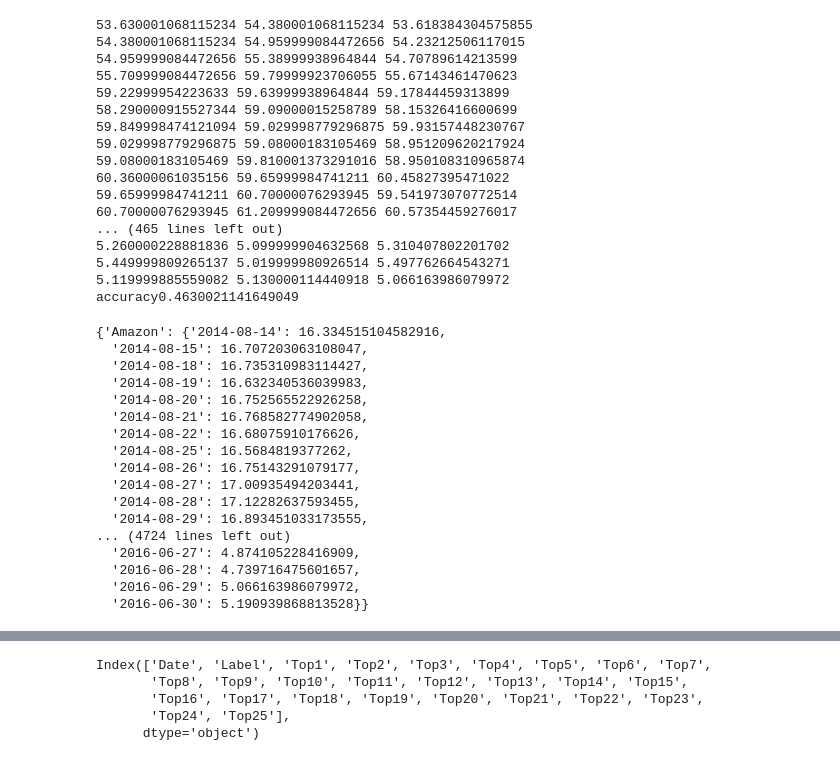
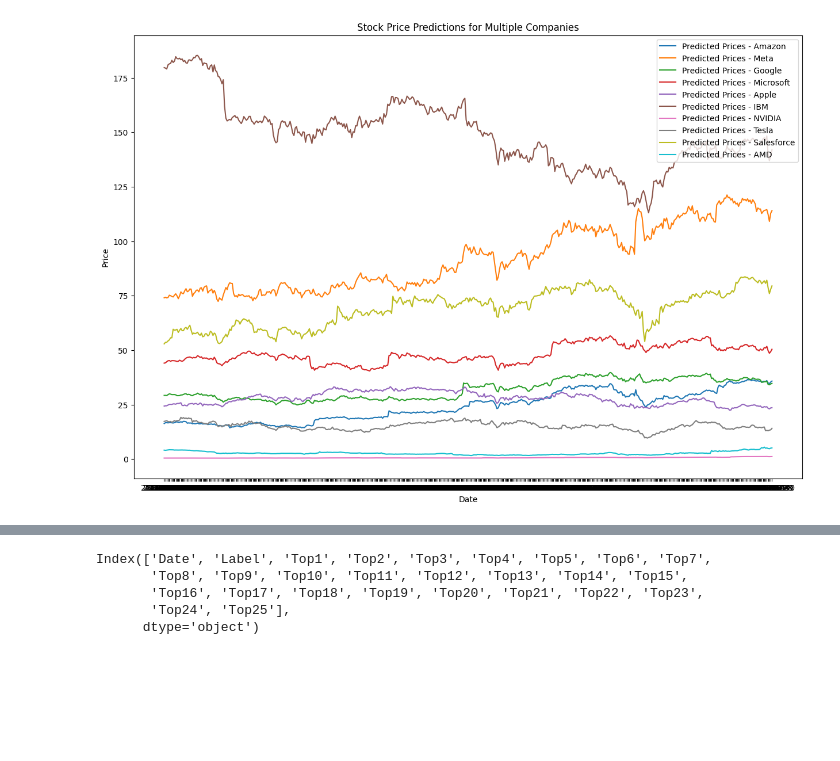
Before and after one commit to sidsridhar0/stockmodel, a Jupyter notebook: project.ipynb, the cells around one changed output, grey strips where cells are left out. Cells and saved outputs as stored; diff of their text form; code cells hidden in the pictures; blank space fills up the shorter version.

```diff
--- a/project.ipynb
+++ b/project.ipynb
@@ -79,11 +164,44 @@ def predict_LR(stock_name,company_name):
 # %%
+def plot_multiple_prices(company_map):
+    plt.figure(figsize=(15, 10))
+    for company_name, stock_symbol in company_map.items():
+        # Download and prepare data
+        train = yf.download(stock_symbol, start, end)
+        test = yf.download(stock_symbol, test_start, test_end)
+        train.reset_index(inplace=True)
+        test.reset_index(inplace=True)
+
+        # Prepare the data
+        X_train, y_train, date_train = prepare_data(train)
+        X_test, y_test, date_test = prepare_data(test)
+
+        # Create and train the model
+        model = LinearRegression()
+        model.fit(X_train, y_train)
+
+        # Make predictions
+        predictions = model.predict(X_test)
+
+        # Plotting
+        plt.plot(date_test, predictions, label=f'Predicted Prices - {company_name}')
+
+    plt.title('Stock Price Predictions for Multiple Companies')
+    plt.xlabel('Date')
+    plt.ylabel('Price')
+    plt.legend()
+    plt.show()
+
+# Define date variables
+start = datetime.datetime(2008, 8, 8)
+end = datetime.datetime(2014, 7, 1)
+test_start = datetime.datetime(2014, 7, 2)
+test_end = datetime.datetime(2016, 7, 1)
+
+# Define company map with stock symbols
 company_map = {'Amazon': 'AMZN', 'Meta': 'META', 'Google': 'GOOGL', 'Microsoft': 'MSFT', 'Apple': 'AAPL', 'IBM': 'IBM', 'NVIDIA': 'NVDA', 'Tesla': 'TSLA', 'Salesforce': 'CRM', 'AMD': 'AMD'}
-# predict_LR("META","META")
-# Switch keys and values
-stock_prediction_map = {}
-for key, value in company_map.items():
-    stock_prediction_map[key] = predict_LR(value,key)
-stock_prediction_map
+
+# Call the function to plot multiple company predictions
+plot_multiple_prices(company_map)
 # %% [output]
 [*********************100%%**********************]  1 of 1 completed
 [*********************100%%**********************]  1 of 1 completed
@@ -142,34 +226 @@ accuracy0.4693446088794926
-53.630001068115234 54.380001068115234 53.618384304575855
-54.380001068115234 54.959999084472656 54.23212506117015
-54.959999084472656 55.38999938964844 54.70789614213599
-55.709999084472656 59.79999923706055 55.67143461470623
-59.22999954223633 59.63999938964844 59.17844459313899
-58.290000915527344 59.09000015258789 58.15326416600699
-59.849998474121094 59.029998779296875 59.93157448230767
-59.029998779296875 59.08000183105469 58.951209620217924
-59.08000183105469 59.810001373291016 58.950108310965874
-60.36000061035156 59.65999984741211 60.45827395471022
-59.65999984741211 60.70000076293945 59.541973070772514
-60.70000076293945 61.209999084472656 60.57354459276017
-... (465 lines left out)
-5.260000228881836 5.099999904632568 5.310407802201702
-5.449999809265137 5.019999980926514 5.497762664543271
-5.119999885559082 5.130000114440918 5.066163986079972
-accuracy0.4630021141649049
-{'Amazon': {'2014-08-14': 16.334515104582916,
-  '2014-08-15': 16.707203063108047,
-  '2014-08-18': 16.735310983114427,
-  '2014-08-19': 16.632340536039983,
-  '2014-08-20': 16.752565522926258,
-  '2014-08-21': 16.768582774902058,
-  '2014-08-22': 16.68075910176626,
-  '2014-08-25': 16.5684819377262,
-  '2014-08-26': 16.75143291079177,
-  '2014-08-27': 17.00935494203441,
-  '2014-08-28': 17.12282637593455,
-  '2014-08-29': 16.893451033173555,
-... (4724 lines left out)
-  '2016-06-27': 4.874105228416909,
-  '2016-06-28': 4.739716475601657,
-  '2016-06-29': 5.066163986079972,
-  '2016-06-30': 5.190939868813528}}
+[figure, added]
```
Also changed, not shown: parts of 18 cells of this notebook.
